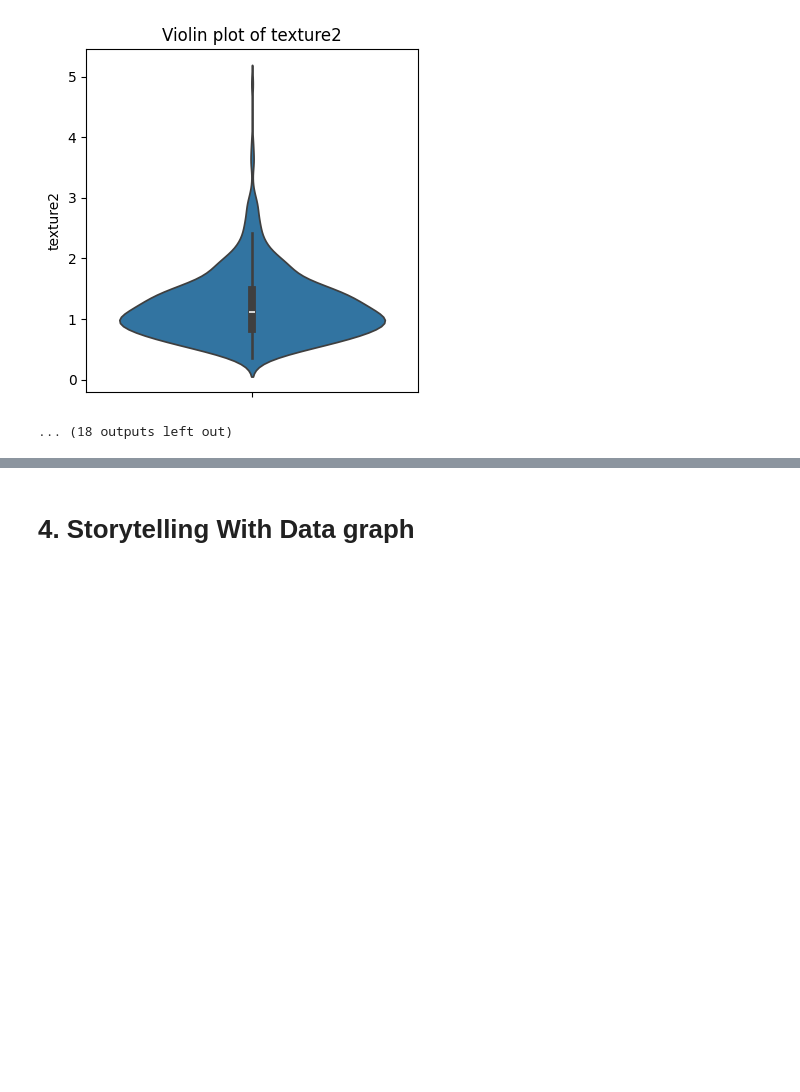
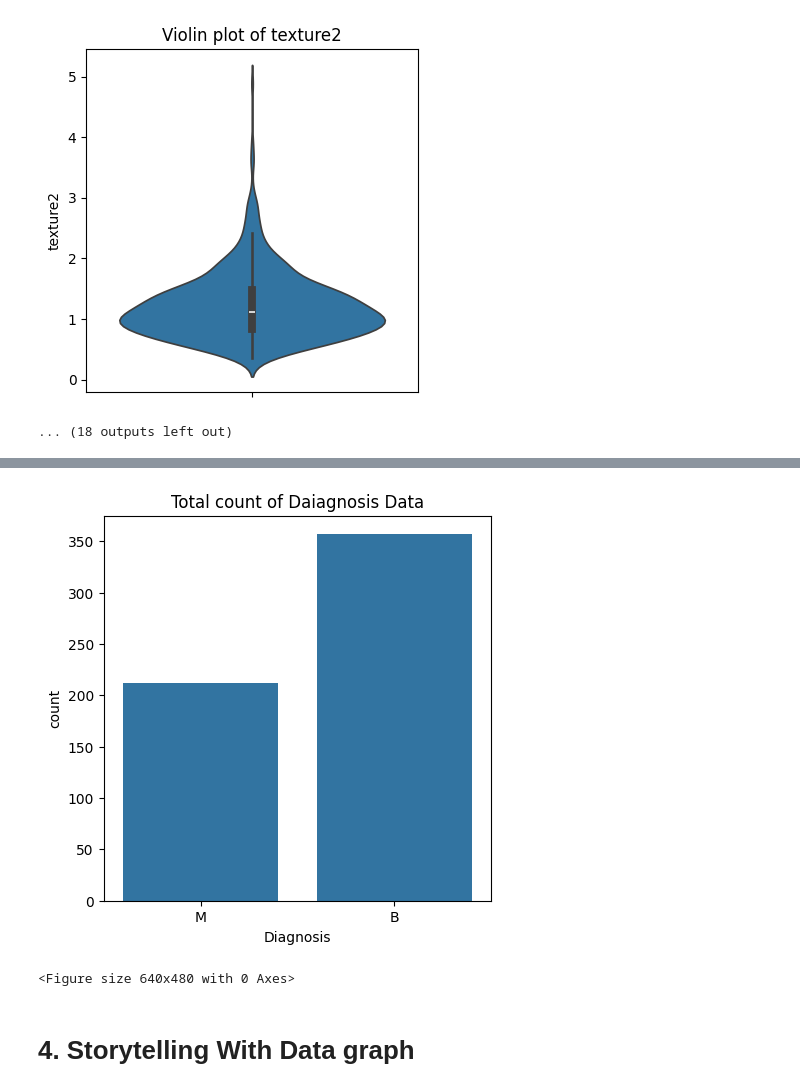
Before and after one commit to Jbaner/Module-B-semester-2, a Jupyter notebook: Week4.ipynb, the cells around one changed output, grey strips where cells are left out. Cells and saved outputs as stored; diff of their text form; code cells hidden in the pictures; blank space fills up the shorter version.

```diff
--- a/Week4.ipynb
+++ b/Week4.ipynb
@@ -271,0 +291,10 @@ for c in numeric_only_cols:
+# %%
+#Draw a bar plot to indicate total counts of each categorical variable in a given column.
+plt.figure(figsize=(5,5))
+sns.countplot(data=df_BreastCancer_2,x="Diagnosis")
+plt.title("Total count of Daiagnosis Data")
+plt.show()
+plt.tight_layout()
+# %% [output]
+[figure, added]
+<Figure size 640x480 with 0 Axes>
```
Also changed, not shown: parts of 3 cells of this notebook.
